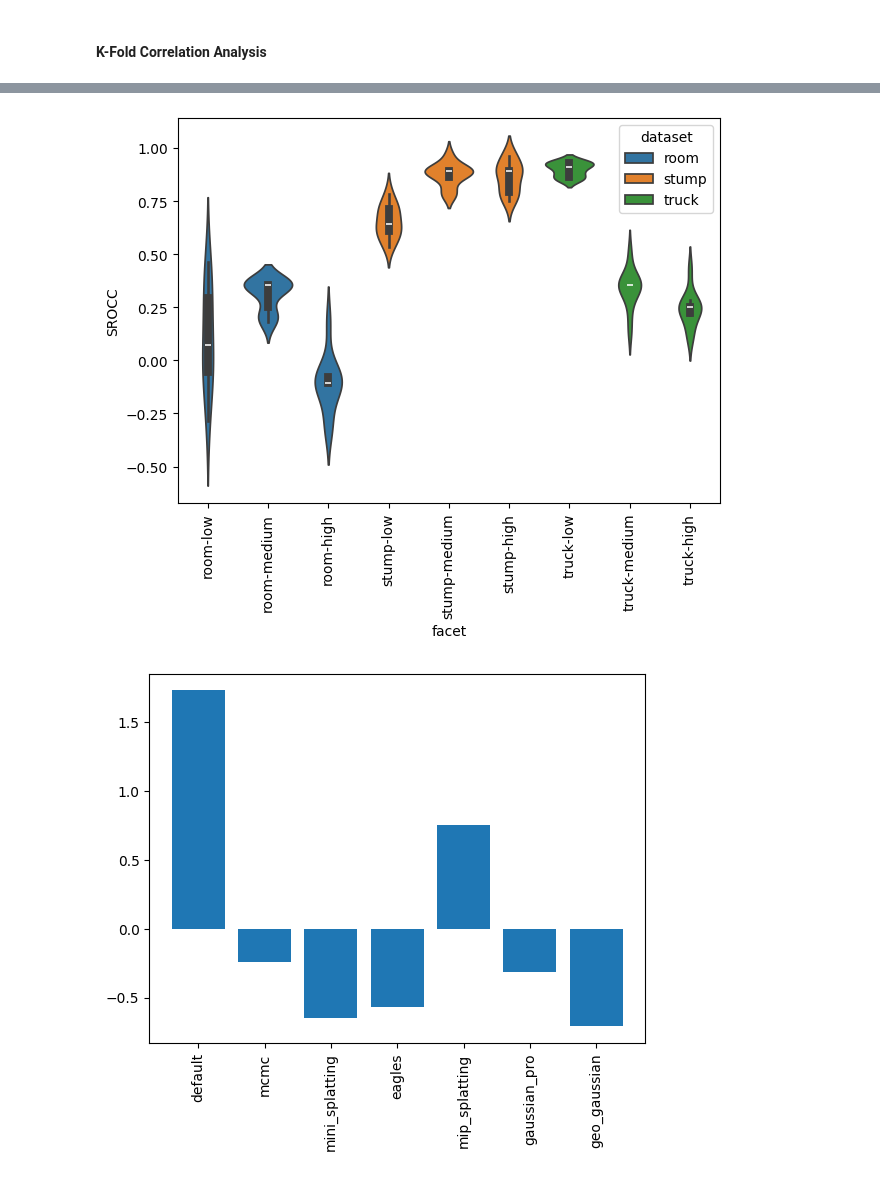
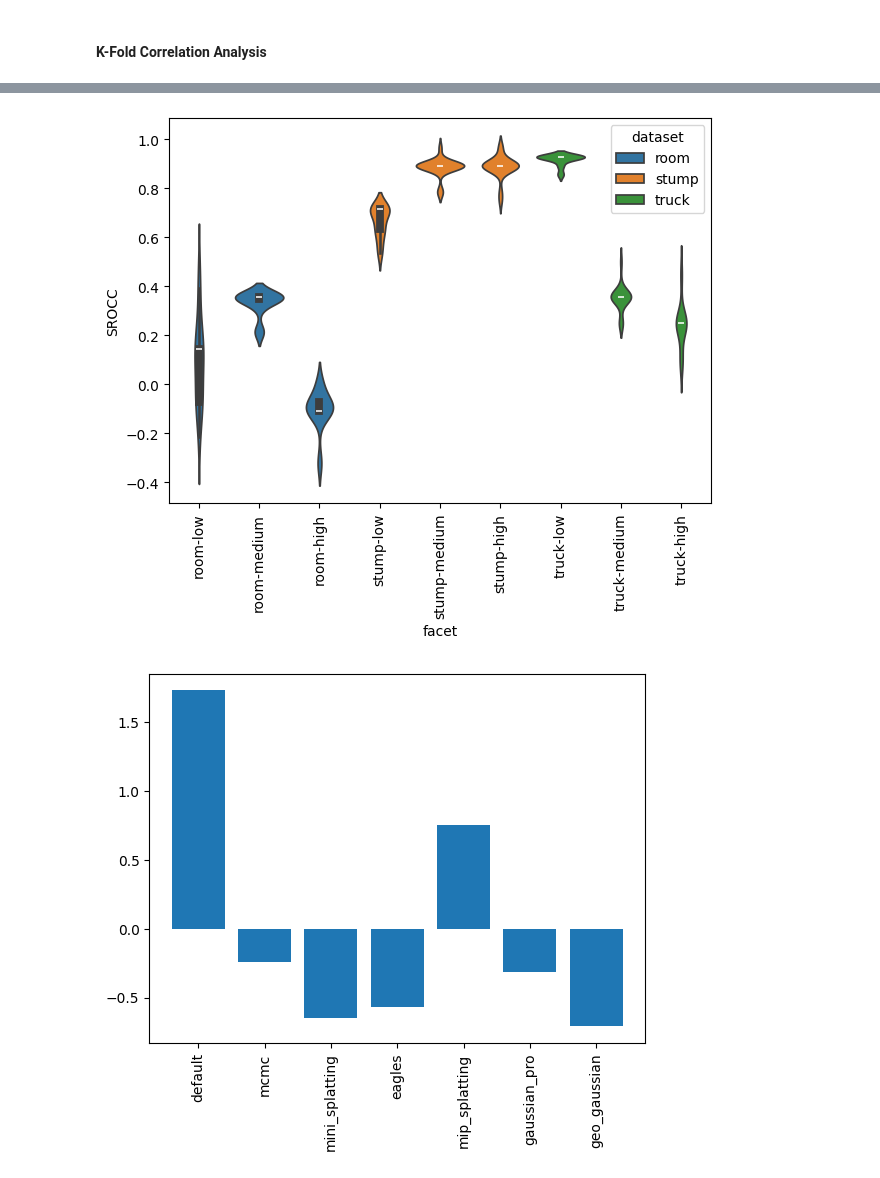
Before and after one commit to PaulErpen/final-data-analysis, a Jupyter notebook: joint-data-analysis.ipynb, the cells around one changed output, grey strips where cells are left out. Drawn from its saved outputs; the diff is of its cells as text; code cells hidden in the pictures.

Commit message:
Create full cv analysis

```diff
--- a/joint-data-analysis.ipynb
+++ b/joint-data-analysis.ipynb
@@ -401,0 +374,32 @@ plot_cv_results(df_cv_10, "PLCC")
+# %%
+import seaborn as sns
+
+
+def plot_cv_results(
+    df_cv: pd.DataFrame,
+    corr_measure: str = "PLCC",
+    metric: str = "psnr",
+    ax: plt.Axes = None,
+) -> None:
+    K = df_cv["fold_idx"].max() + 1
+    df_cv_plot = df_cv.copy()[df_cv["metric"] == metric]
+    df_cv_plot["facet"] = df_cv_plot[["dataset", "size"]].apply(
+        lambda row: f"{row.iloc[0]}-{row.iloc[1]}", axis=1
+    )
+
+    if ax is None:
+        plt.figure(figsize=(7, 5))
+    sns.violinplot(df_cv_plot, x="facet", y=corr_measure, hue="dataset", ax=ax)
+    if ax is None:
+        plt.suptitle(
+            f"Correlation ({corr_measure}) {K}-Fold CV - JOD vs. {metric.upper()}"
+        )
+        plt.xticks(rotation=90)
+        plt.show()
+    else:
+        ax.set_title(
+            f"Correlation ({corr_measure}) {K}-Fold CV - JOD vs. {metric.upper()}"
+        )
+        ax.set_xticks(ax.get_xticks(), ["low", "medium", "high"] * 3)
+        ax.set_xticklabels(ax.get_xticklabels(), rotation=90)
+        ax.set_xlabel("")
@@ -401,0 +422,3 @@ plot_cv_results(df_cv_10, "PLCC")
+# %%
+jod_cv_20 = pd.read_excel("data/jod_k_fold_20.xlsx")
+df_cv_20 = compute_cv_correlation_analysis(jod_cv_20)
@@ -402,7 +449,7 @@ plot_cv_results(df_cv_10, "PLCC")
 # %%
-plot_cv_results(df_cv_10, "SROCC")
+plot_cv_results(df_cv_20, "SROCC")
 # %% [output]
-[figure, old version]
+[figure, new version]
 # %%
 from matplotlib import pyplot as plt
 
```
Also changed, not shown: parts of 11 cells of this notebook, 1 other file.
